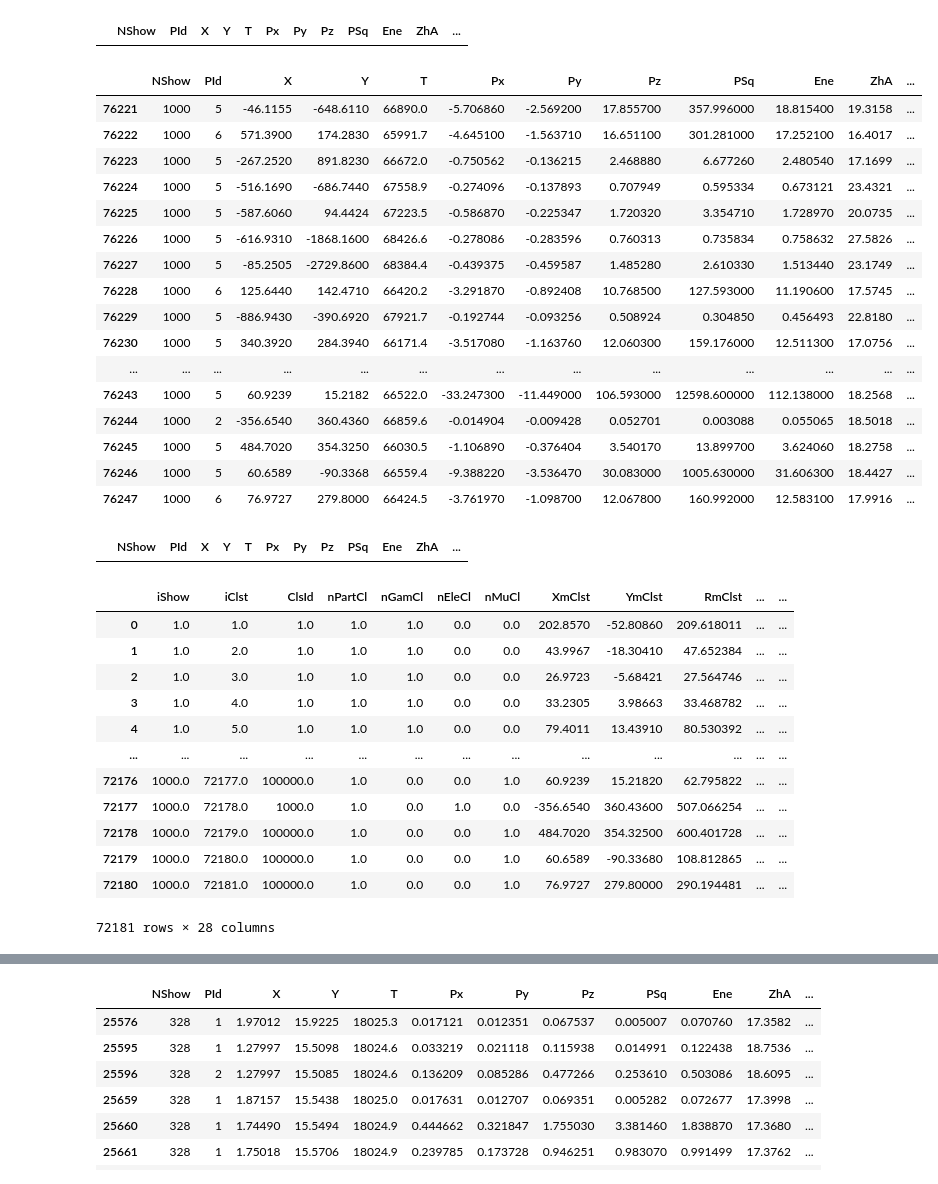
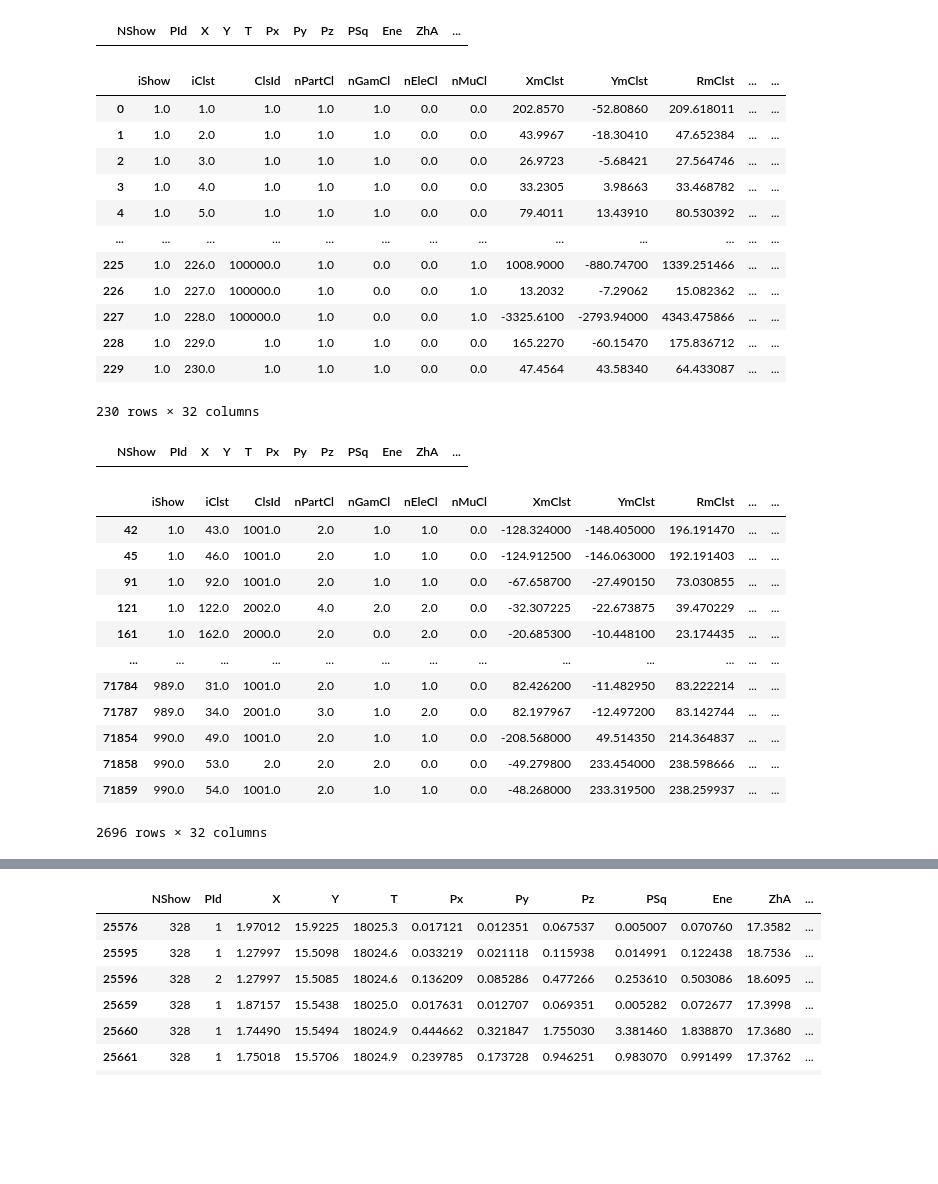
Before and after one commit to camilojtorresc/CosmicRays_ClusterAnalysis, a Jupyter notebook: clusters_analysis_v7_g.ipynb, the cells around one changed output, grey strips where cells are left out. Saved outputs shown, nothing was run; the diff lists cells and outputs as text; code cells hidden in the pictures; blank space fills up the shorter version.

Commit message:
cluster analysis v7pre4

```diff
--- a/clusters_analysis_v7_g.ipynb
+++ b/clusters_analysis_v7_g.ipynb
@@ -127,6 +136,10 @@ def add_Particle(Cluster, Particles_in_det, iclust):
         YmClst = Pcles_in_clust["Y"].tolist()[0]
         RmClst = Pcles_in_clust["R"].tolist()[0]
         SigRCl = 0
+        Px = Pcles_in_clust[Pcles_in_clust["Px"]].tolist()[0]
+        Py = Pcles_in_clust[Pcles_in_clust["Py"]].tolist()[0]
+        Pz = Pcles_in_clust[Pcles_in_clust["Pz"]].tolist()[0]
+        P = np.sqrt( Px**2 + Py**2 + Pz**2 )
         TmClst = Pcles_in_clust["T"].tolist()[0]
         dTClst = Pcles_in_clust["T"].max()-Pcles_in_clust["T"].min()
         sTClst = 0
@@ -162,6 +175,10 @@ def add_Particle(Cluster, Particles_in_det, iclust):
         YmClst = ClustStats_mean["Y"]
         RmClst = ClustStats_mean["R"]
         SigRCl = ClustStats_std["R"]
+        Px = Pcles_in_clust['Px'].sum()
+        Py = Pcles_in_clust['Py'].sum()
+        Pz = Pcles_in_clust['Pz'].sum()
+        P  = np.sqrt( Px**2 + Py**2 + Pz**2 )
         TmClst = ClustStats_mean["T"]
         dTClst = Pcles_in_clust["T"].max()-Pcles_in_clust["T"].min()
         sTClst = ClustStats_std["T"]
@@ -183,6 +200,7 @@ def add_Particle(Cluster, Particles_in_det, iclust):
 
     cluster = [ishow, iclust, ClsIdC, NpartC, NGamC, NEleC, NMuCl,
                    XmClst, YmClst, RmClst, SigRCl,
+                   Px, Py, Pz, P,
                    TmClst, dTClst, sTClst,
                    FstPID, FstPCX, FstPCY, FstPCT, FstPZh, FstPAz, FstPPm,
                    LstPID, LstPCX, LstPCY, LstPCT, LstPZh, LstPAz, LstPPm]
@@ -233,18 +251,21 @@ def find_Cluster(Cluster, Particle, iclust, ishow):
 # Define the dataframe for cluster info.
 Clusters = {"iClst": [],'ClsId': [], 'nPartCl': [], "nGamCl": [], "nEleCl": [],"nMuCl": [],
             "XmClst": [], "YmClst": [], "RmClst": [], "SigRCl": [],
+            "Px": [], "Py": [], "Pz": [], "P": [],
             "TmClst": [], "dTClst": [], "sTClst": [],
             "FstPID": [], "FstPCX": [], "FstPCY": [], "FstPCT": [], "FstPZh": [], "FstPAz": [], "FstPPm": [],
             "LstPID": [], "LstPCX": [], "LstPCY": [], "LstPCT": [], "LstPZh": [], "LstPAz": [], "LstPPm": []
             }
 Clusters = pd.DataFrame(Clusters)
 Clusters.insert(0, 'iShow', 0)
-#
-icluster   = 1                               # Cluster counter
-n = 2
+#icluster   = 1                               # Cluster counter
+showers_list = Showers['NShow'].tolist()
+n = 3
+
 #for ishow in range(n):
-showers_list = Showers['NShow'].tolist()
 for ishow in showers_list:   # Run over all the showers
+    #
+    icluster = 1
     #
     Particles_in_shower = Particles[Particles['NShow'] == ishow] # Particle in current shower
     #
@@ -259,29 +280,21 @@ Particles[Particles["NClst"]==0]
 # %% [output]
 |  | NShow | PId | X | Y | T | Px | Py | Pz | PSq | Ene | ZhA | ... |
 # %%
-#Clusters
-#Clusters[Clusters['nPartCl']==4]
-#Clusters[(Clusters["iShower"]==1) & (Clusters['NpartC']>1)]
-#Particles.loc[0,:]
-Particle
+Clusters[Clusters["iShow"]==1]
 # %% [output]
-|  | NShow | PId | X | Y | T | Px | Py | Pz | PSq | Ene | ZhA | ... |
-| 76221 | 1000 | 5 | -46.1155 | -648.6110 | 66890.0 | -5.706860 | -2.569200 | 17.855700 | 357.996000 | 18.815400 | 19.3158 | ... |
-| 76222 | 1000 | 6 | 571.3900 | 174.2830 | 65991.7 | -4.645100 | -1.563710 | 16.651100 | 301.281000 | 17.252100 | 16.4017 | ... |
-| 76223 | 1000 | 5 | -267.2520 | 891.8230 | 66672.0 | -0.750562 | -0.136215 | 2.468880 | 6.677260 | 2.480540 | 17.1699 | ... |
-| 76224 | 1000 | 5 | -516.1690 | -686.7440 | 67558.9 | -0.274096 | -0.137893 | 0.707949 | 0.595334 | 0.673121 | 23.4321 | ... |
-| 76225 | 1000 | 5 | -587.6060 | 94.4424 | 67223.5 | -0.586870 | -0.225347 | 1.720320 | 3.354710 | 1.728970 | 20.0735 | ... |
-| 76226 | 1000 | 5 | -616.9310 | -1868.1600 | 68426.6 | -0.278086 | -0.283596 | 0.760313 | 0.735834 | 0.758632 | 27.5826 | ... |
-| 76227 | 1000 | 5 | -85.2505 | -2729.8600 | 68384.4 | -0.439375 | -0.459587 | 1.485280 | 2.610330 | 1.513440 | 23.1749 | ... |
-| 76228 | 1000 | 6 | 125.6440 | 142.4710 | 66420.2 | -3.291870 | -0.892408 | 10.768500 | 127.593000 | 11.190600 | 17.5745 | ... |
-| 76229 | 1000 | 5 | -886.9430 | -390.6920 | 67921.7 | -0.192744 | -0.093256 | 0.508924 | 0.304850 | 0.456493 | 22.8180 | ... |
-| 76230 | 1000 | 5 | 340.3920 | 284.3940 | 66171.4 | -3.517080 | -1.163760 | 12.060300 | 159.176000 | 12.511300 | 17.0756 | ... |
+|  | iShow | iClst | ClsId | nPartCl | nGamCl | nEleCl | nMuCl | XmClst | YmClst | RmClst | ... | ... |
+| 0 | 1.0 | 1.0 | 1.0 | 1.0 | 1.0 | 0.0 | 0.0 | 202.8570 | -52.80860 | 209.618011 | ... | ... |
+| 1 | 1.0 | 2.0 | 1.0 | 1.0 | 1.0 | 0.0 | 0.0 | 43.9967 | -18.30410 | 47.652384 | ... | ... |
+| 2 | 1.0 | 3.0 | 1.0 | 1.0 | 1.0 | 0.0 | 0.0 | 26.9723 | -5.68421 | 27.564746 | ... | ... |
+| 3 | 1.0 | 4.0 | 1.0 | 1.0 | 1.0 | 0.0 | 0.0 | 33.2305 | 3.98663 | 33.468782 | ... | ... |
+| 4 | 1.0 | 5.0 | 1.0 | 1.0 | 1.0 | 0.0 | 0.0 | 79.4011 | 13.43910 | 80.530392 | ... | ... |
 | ... | ... | ... | ... | ... | ... | ... | ... | ... | ... | ... | ... | ... |
-| 76243 | 1000 | 5 | 60.9239 | 15.2182 | 66522.0 | -33.247300 | -11.449000 | 106.593000 | 12598.600000 | 112.138000 | 18.2568 | ... |
-| 76244 | 1000 | 2 | -356.6540 | 360.4360 | 66859.6 | -0.014904 | -0.009428 | 0.052701 | 0.003088 | 0.055065 | 18.5018 | ... |
-| 76245 | 1000 | 5 | 484.7020 | 354.3250 | 66030.5 | -1.106890 | -0.376404 | 3.540170 | 13.899700 | 3.624060 | 18.2758 | ... |
-| 76246 | 1000 | 5 | 60.6589 | -90.3368 | 66559.4 | -9.388220 | -3.536470 | 30.083000 | 1005.630000 | 31.606300 | 18.4427 | ... |
-| 76247 | 1000 | 6 | 76.9727 | 279.8000 | 66424.5 | -3.761970 | -1.098700 | 12.067800 | 160.992000 | 12.583100 | 17.9916 | ... |
+| 225 | 1.0 | 226.0 | 100000.0 | 1.0 | 0.0 | 0.0 | 1.0 | 1008.9000 | -880.74700 | 1339.251466 | ... | ... |
+| 226 | 1.0 | 227.0 | 100000.0 | 1.0 | 0.0 | 0.0 | 1.0 | 13.2032 | -7.29062 | 15.082362 | ... | ... |
+| 227 | 1.0 | 228.0 | 100000.0 | 1.0 | 0.0 | 0.0 | 1.0 | -3325.6100 | -2793.94000 | 4343.475866 | ... | ... |
+| 228 | 1.0 | 229.0 | 1.0 | 1.0 | 1.0 | 0.0 | 0.0 | 165.2270 | -60.15470 | 175.836712 | ... | ... |
+| 229 | 1.0 | 230.0 | 1.0 | 1.0 | 1.0 | 0.0 | 0.0 | 47.4564 | 43.58340 | 64.433087 | ... | ... |
+230 rows × 32 columns
 # %%
 #Particles
 # Check if there are particles that are not counted
@@ -290,18 +303,20 @@ Particles[Particles["NClst"]==0]
 |  | NShow | PId | X | Y | T | Px | Py | Pz | PSq | Ene | ZhA | ... |
 # %%
 Clusters
-#Clusters[Clusters['NClst']==1]
+Clust = Clusters[Clusters['nPartCl']>=2]
+
+Clust
 # %% [output]
 |  | iShow | iClst | ClsId | nPartCl | nGamCl | nEleCl | nMuCl | XmClst | YmClst | RmClst | ... | ... |
-| 0 | 1.0 | 1.0 | 1.0 | 1.0 | 1.0 | 0.0 | 0.0 | 202.8570 | -52.80860 | 209.618011 | ... | ... |
-| 1 | 1.0 | 2.0 | 1.0 | 1.0 | 1.0 | 0.0 | 0.0 | 43.9967 | -18.30410 | 47.652384 | ... | ... |
-| 2 | 1.0 | 3.0 | 1.0 | 1.0 | 1.0 | 0.0 | 0.0 | 26.9723 | -5.68421 | 27.564746 | ... | ... |
-| 3 | 1.0 | 4.0 | 1.0 | 1.0 | 1.0 | 0.0 | 0.0 | 33.2305 | 3.98663 | 33.468782 | ... | ... |
-| 4 | 1.0 | 5.0 | 1.0 | 1.0 | 1.0 | 0.0 | 0.0 | 79.4011 | 13.43910 | 80.530392 | ... | ... |
+| 42 | 1.0 | 43.0 | 1001.0 | 2.0 | 1.0 | 1.0 | 0.0 | -128.324000 | -148.405000 | 196.191470 | ... | ... |
+| 45 | 1.0 | 46.0 | 1001.0 | 2.0 | 1.0 | 1.0 | 0.0 | -124.912500 | -146.063000 | 192.191403 | ... | ... |
+| 91 | 1.0 | 92.0 | 1001.0 | 2.0 | 1.0 | 1.0 | 0.0 | -67.658700 | -27.490150 | 73.030855 | ... | ... |
+| 121 | 1.0 | 122.0 | 2002.0 | 4.0 | 2.0 | 2.0 | 0.0 | -32.307225 | -22.673875 | 39.470229 | ... | ... |
+| 161 | 1.0 | 162.0 | 2000.0 | 2.0 | 0.0 | 2.0 | 0.0 | -20.685300 | -10.448100 | 23.174435 | ... | ... |
 | ... | ... | ... | ... | ... | ... | ... | ... | ... | ... | ... | ... | ... |
-| 72176 | 1000.0 | 72177.0 | 100000.0 | 1.0 | 0.0 | 0.0 | 1.0 | 60.9239 | 15.21820 | 62.795822 | ... | ... |
-| 72177 | 1000.0 | 72178.0 | 1000.0 | 1.0 | 0.0 | 1.0 | 0.0 | -356.6540 | 360.43600 | 507.066254 | ... | ... |
-| 72178 | 1000.0 | 72179.0 | 100000.0 | 1.0 | 0.0 | 0.0 | 1.0 | 484.7020 | 354.32500 | 600.401728 | ... | ... |
-| 72179 | 1000.0 | 72180.0 | 100000.0 | 1.0 | 0.0 | 0.0 | 1.0 | 60.6589 | -90.33680 | 108.812865 | ... | ... |
-| 72180 | 1000.0 | 72181.0 | 100000.0 | 1.0 | 0.0 | 0.0 | 1.0 | 76.9727 | 279.80000 | 290.194481 | ... | ... |
+| 71784 | 989.0 | 31.0 | 1001.0 | 2.0 | 1.0 | 1.0 | 0.0 | 82.426200 | -11.482950 | 83.222214 | ... | ... |
+| 71787 | 989.0 | 34.0 | 2001.0 | 3.0 | 1.0 | 2.0 | 0.0 | 82.197967 | -12.497200 | 83.142744 | ... | ... |
+| 71854 | 990.0 | 49.0 | 1001.0 | 2.0 | 1.0 | 1.0 | 0.0 | -208.568000 | 49.514350 | 214.364837 | ... | ... |
+| 71858 | 990.0 | 53.0 | 2.0 | 2.0 | 2.0 | 0.0 | 0.0 | -49.279800 | 233.454000 | 238.598666 | ... | ... |
+| 71859 | 990.0 | 54.0 | 1001.0 | 2.0 | 1.0 | 1.0 | 0.0 | -48.268000 | 233.319500 | 238.259937 | ... | ... |
-72181 rows × 28 columns
+2696 rows × 32 columns
```
Also changed, not shown: parts of 8 cells of this notebook.
